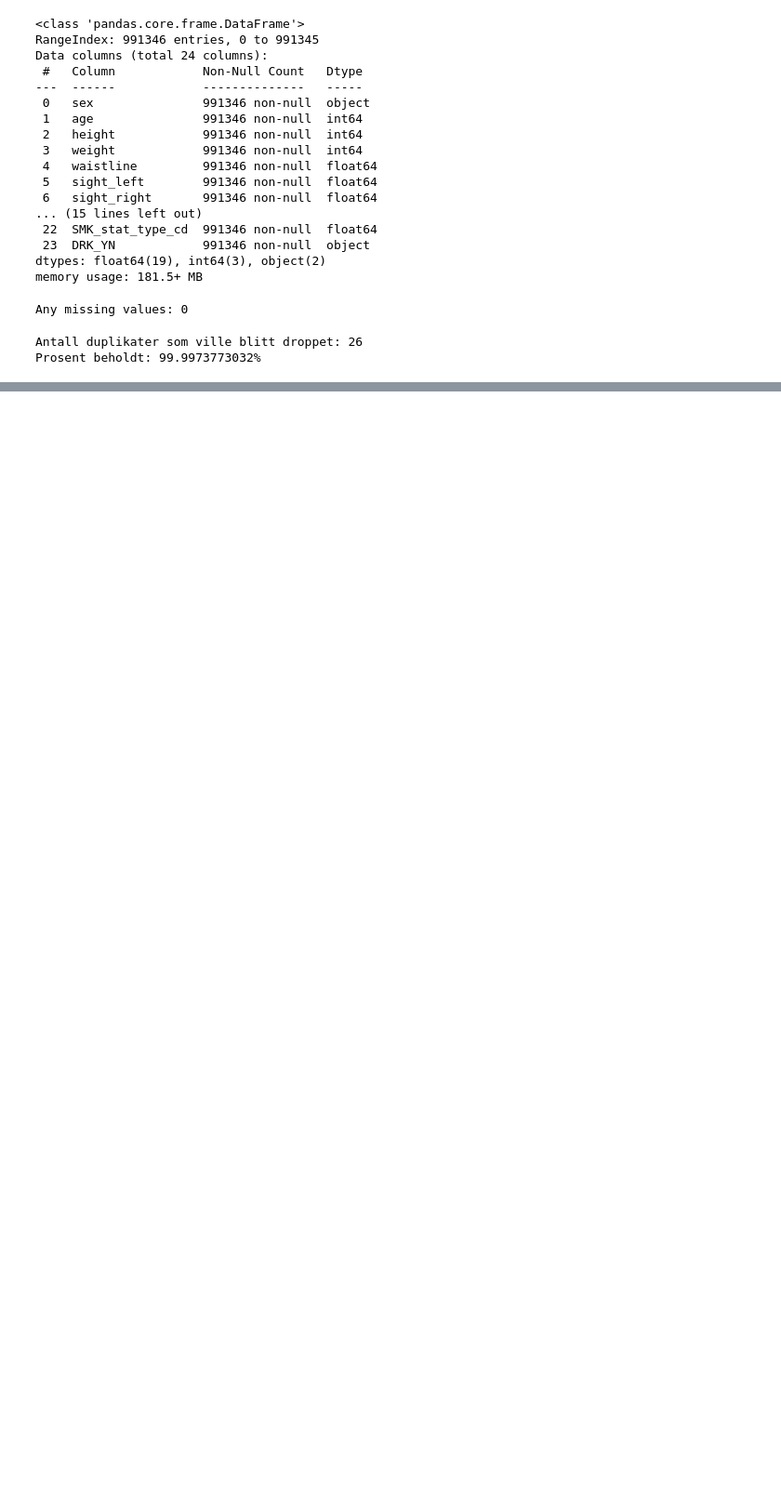
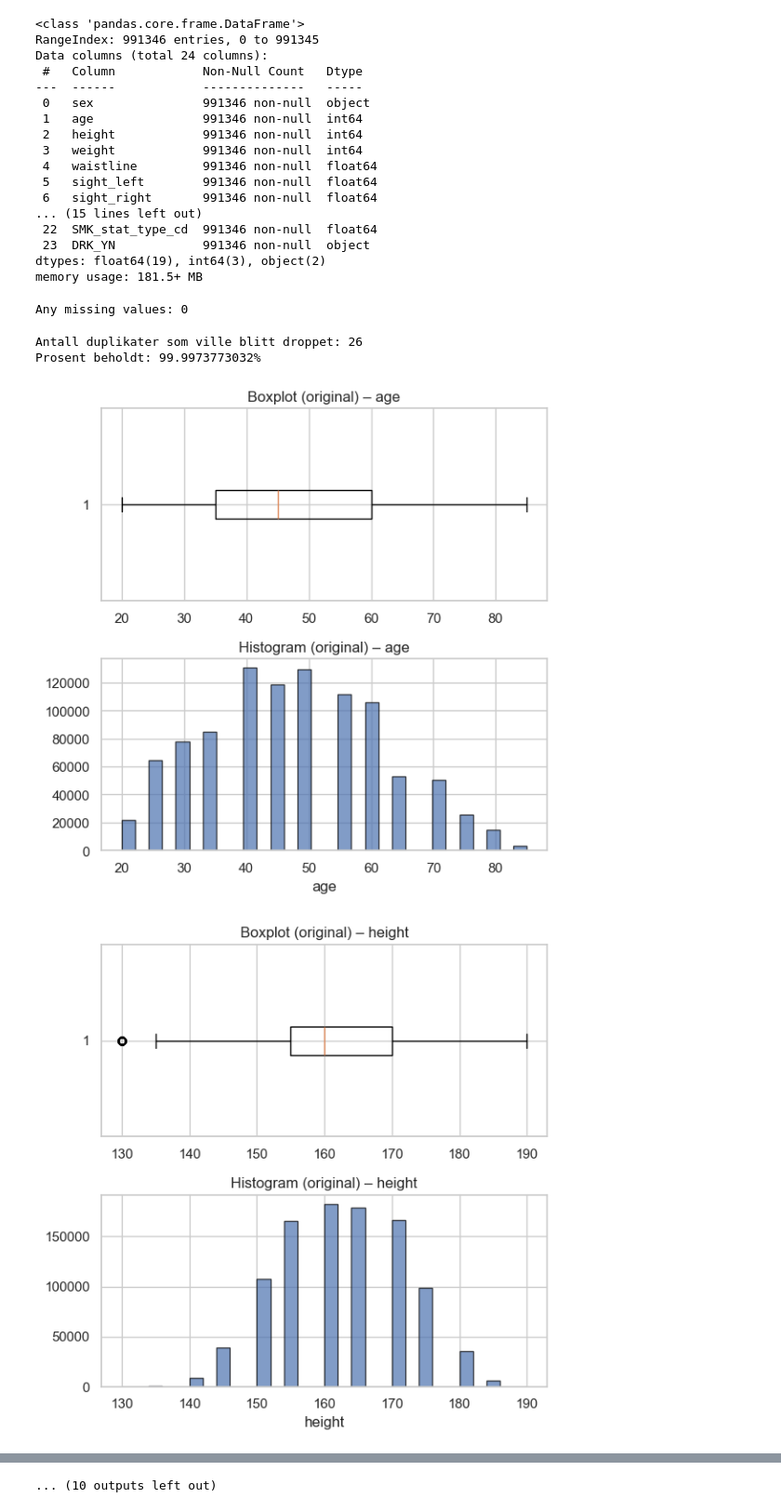
Before and after one commit to Oddvar112/IT3212-Datadrevet-Programvare, a Jupyter notebook: Oppgave_1_ny_siste/oppgav1.ipynb, the cells around one changed output, grey strips where cells are left out. Shown at 93% size. Saved outputs shown, nothing was run; the diff lists cells and outputs as text; code cells hidden in the pictures; blank space fills up the shorter version.

```diff
--- a/Oppgave_1_ny_siste/oppgav1.ipynb
+++ b/Oppgave_1_ny_siste/oppgav1.ipynb
@@ -77,3 +77,78 @@ drinking_df_unique = drinking_df.drop_duplicates()
 # %% [output]
 Antall duplikater som ville blitt droppet: 26
 Prosent beholdt: 99.9973773032%
+# %%
+import matplotlib.pyplot as plt
+import numpy as np
+import pandas as pd
+
+# Kolonner der vi IKKE ønsker log-transformasjon
+no_log = [
+    "SMK_stat_type_cd", "urine_protein", "hemoglobin",
+    "hear_right", "hear_left", "weight", "height", "age"
+]
+
+# Kopier originalen
+df = drinking_df_unique.copy()
+
+# Velg numeriske kolonner
+num_cols = df.select_dtypes(include=[np.number]).columns.tolist()
+
+# Her legger vi lagrede log-transformerte kolonner
+df_log = df.copy()
+
+def plot_with_optional_log(df, col, bins=30, allow_log=True):
+    data = df[col].dropna()
+
+    if data.empty:
+        print(f"⏩ Kolonnen {col} har ingen data, hopper over.")
+        return
+
+    log_data = None
+    if allow_log and (data > 0).all():
+        log_data = np.log10(data)
+        # lagre log-kolonne i df_log
+        df_log[f"{col}_log10"] = np.log10(df[col].where(df[col] > 0))
+
+    if log_data is not None:
+        fig, axes = plt.subplots(2, 2, figsize=(10, 8))
+    else:
+        fig, axes = plt.subplots(2, 1, figsize=(6, 6))
+
+    # --- Original boxplot ---
+    if log_data is not None:
+        axes[0,0].boxplot(data, vert=False, showfliers=True)
+        axes[0,0].set_title(f"Boxplot (original) – {col}")
+    else:
+        axes[0].boxplot(data, vert=False, showfliers=True)
+        axes[0].set_title(f"Boxplot (original) – {col}")
+
+    # --- Original histogram ---
+    if log_data is not None:
+        axes[1,0].hist(data, bins=bins, edgecolor="black", alpha=0.7)
+        axes[1,0].set_title(f"Histogram (original) – {col}")
+        axes[1,0].set_xlabel(col)
+    else:
+        axes[1].hist(data, bins=bins, edgecolor="black", alpha=0.7)
+        axes[1].set_title(f"Histogram (original) – {col}")
+        axes[1].set_xlabel(col)
+
+    # --- Log-transform hvis tillatt ---
+    if log_data is not None:
+        axes[0,1].boxplot(log_data, vert=False, showfliers=True)
+        axes[0,1].set_title(f"Boxplot (log10) – {col}")
+
+        axes[1,1].hist(log_data, bins=bins, edgecolor="black", alpha=0.7)
+        axes[1,1].set_title(f"Histogram (log10) – {col}")
+        axes[1,1].set_xlabel(f"log10({col})")
+
+    plt.tight_layout()
+    plt.show()
+
+# 👉 Loop over alle numeriske kolonner
+for col in num_cols:
+    allow_log = col not in no_log
+    plot_with_optional_log(df, col, allow_log=allow_log)
+# %% [output]
+[figure, added]
+[figure, added]
@@ -79,0 +165 @@ Prosent beholdt: 99.9973773032%
+... (10 outputs left out)
```
Also changed, not shown: parts of 1 cell of this notebook.
